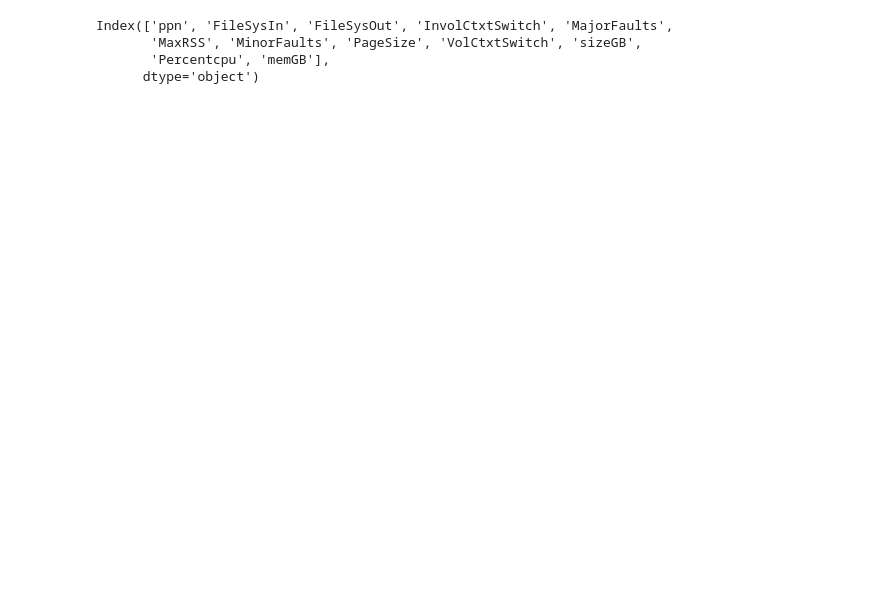
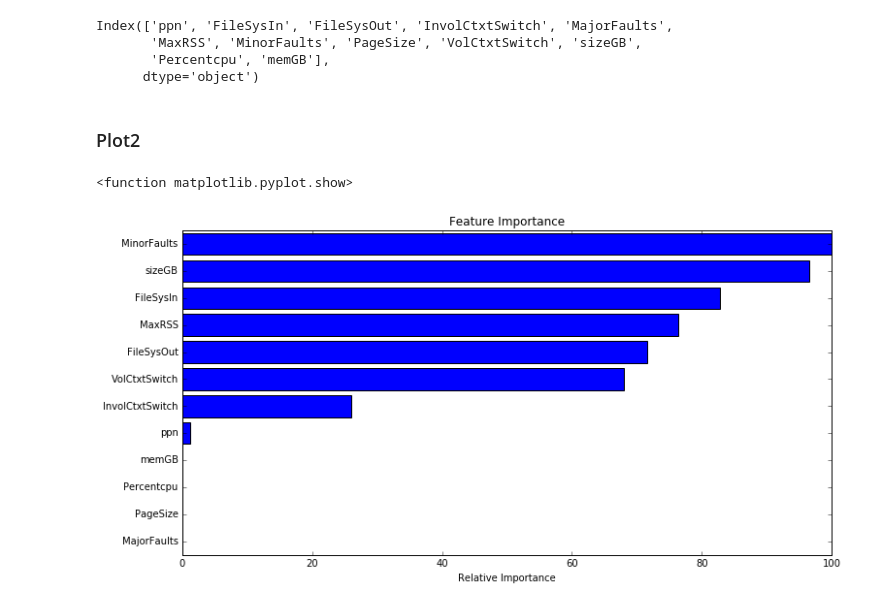
Before and after one commit to words-sdsc/IPPD, a Jupyter notebook: ProfilingData/22July Analysis-ModelTraining (T=Y_time) Rank features (++ppn and ++seqlen).ipynb, the cells around one changed output. Saved outputs shown, nothing was run; the diff lists cells and outputs as text; code cells hidden in the pictures; blank space fills up the shorter version.

```diff
--- a/ProfilingData/22July Analysis-ModelTraining (T=Y_time) Rank features (++ppn and ++seqlen).ipynb
+++ b/ProfilingData/22July Analysis-ModelTraining (T=Y_time) Rank features (++ppn and ++seqlen).ipynb
@@ -246,4 +250,25 @@ Index(['ppn', 'FileSysIn', 'FileSysOut', 'InvolCtxtSwitch', 'MajorFaults',
 # %%
 # [0 'ppn', 1 'FileSysIn', 2 'FileSysOut', 3 'InvolCtxtSwitch', 4 'MajorFaults',
 # 5 'MaxRSS', 6 'MinorFaults', 7 'PageSize', 8 'VolCtxtSwitch', 9'sizeGB', 10 'Percentcpu', 11 'memGB']
+# %% [markdown]
+### Plot2
+# %%
+feature_importance = model.feature_importances_
+
+feature_importance = 100.0 * (feature_importance / feature_importance.max())
+
+sorted_idx = np.argsort(feature_importance)
+
+pos = np.arange(sorted_idx.shape[0]) + .5
+#plt.subplot(1, 2, 2)
+plt.figure(num=None, figsize=(12, 6), dpi=80, facecolor='w', edgecolor='k')
+
+plt.barh(pos, feature_importance[sorted_idx], align='center')
+plt.yticks(pos, X.columns[sorted_idx])
+plt.xlabel('Relative Importance')
+plt.title('Feature Importance')
+plt.show
+# %% [output]
+<function matplotlib.pyplot.show>
+[figure, added]
 # %% [markdown]
```
Also changed, not shown: parts of 16 cells of this notebook, 2 other files.
